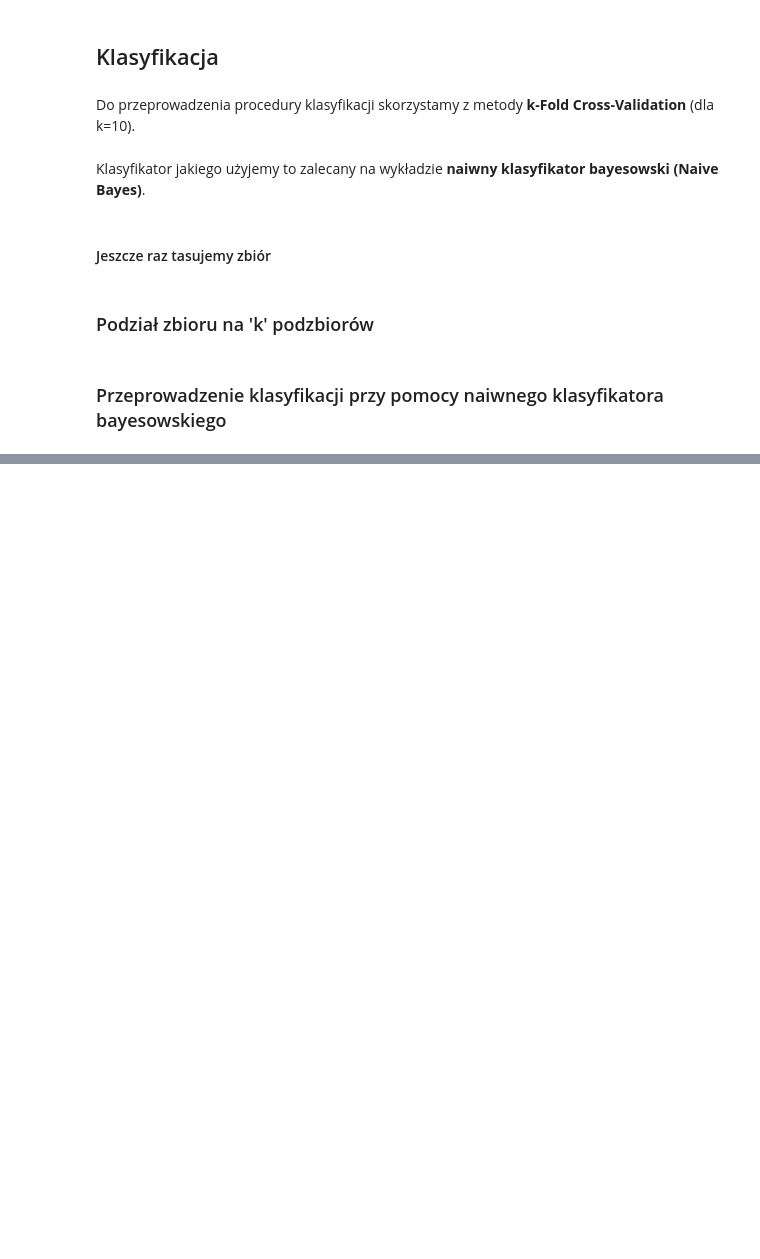
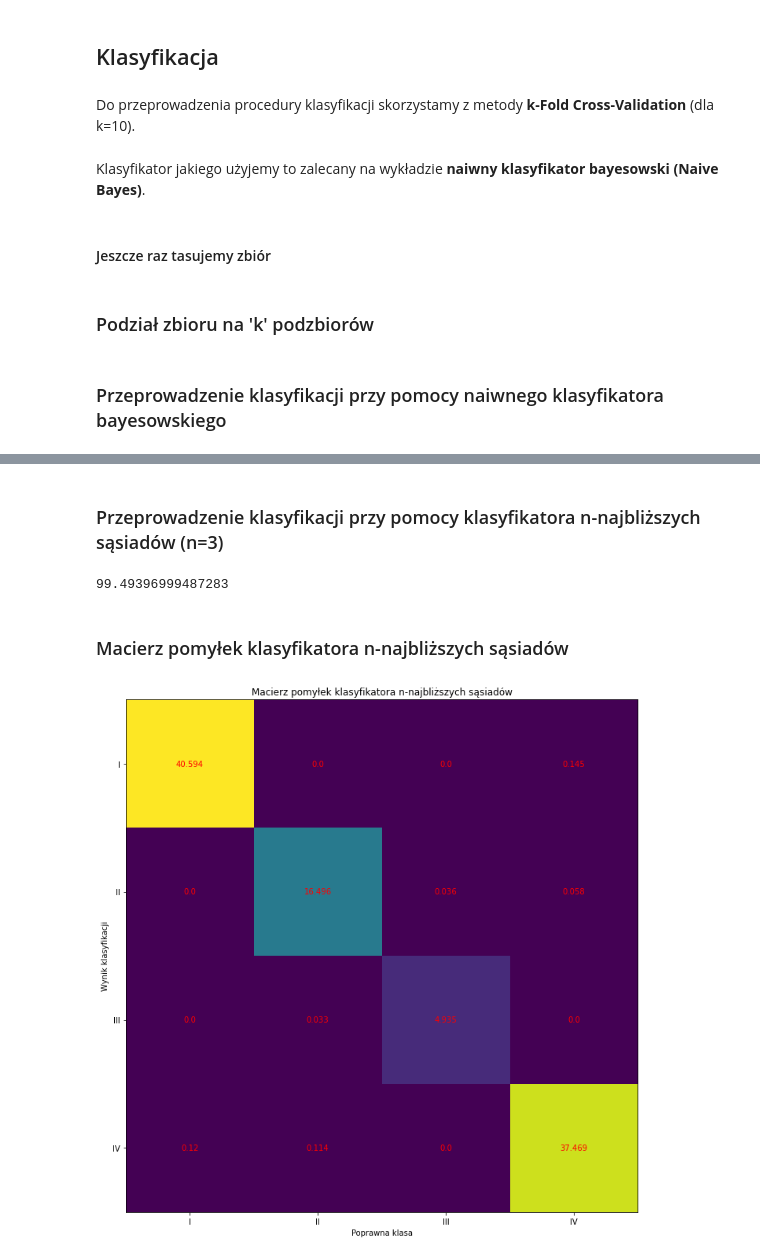
Before and after one commit to michalloska/DataExploration_Project, a Jupyter notebook: py-src/proj.ipynb, the cells around one changed output, grey strips where cells are left out. Cells and saved outputs as stored; diff of their text form; code cells hidden in the pictures; blank space fills up the shorter version.

```diff
--- a/py-src/proj.ipynb
+++ b/py-src/proj.ipynb
@@ -815,0 +816,57 @@ plt.show()
+# %% [markdown]
+### Przeprowadzenie klasyfikacji przy pomocy klasyfikatora n-najbliższych sąsiadów (n=3)
+# %%
+from sklearn.neighbors import KNeighborsClassifier
+
+df = df.sample(frac = 1)
+
+X = df[['engine_capacity', 'combined_metric', 'co2']].to_numpy()
+Y = df[['class']].to_numpy()
+
+kf = KFold(n_splits=3)
+
+conf_mtx = np.array([[0] * num_of_clusters] * num_of_clusters, np.int32)
+
+for train_index, test_index in kf.split(X):
+    X_train, X_test = X[train_index], X[test_index]
+    Y_train, Y_test = Y[train_index].transpose()[0], Y[test_index].transpose()[0]
+
+    clf = KNeighborsClassifier(n_neighbors=3)
+    clf.fit(X_train, Y_train)
+    classified = clf.predict(X_test)
+
+    conf_mtx = conf_mtx + confusion_matrix(Y_test, classified)
+
+conf_mtx = (conf_mtx / len(df)) * 100
+diag_sum = 0
+for i in range(len(conf_mtx)):
+    diag_sum = diag_sum + conf_mtx[i][i]
+
+diag_sum
+# %% [output]
+99.49396999487283
+# %% [markdown]
+### Macierz pomyłek klasyfikatora n-najbliższych sąsiadów
+# %%
+fig, ax = plt.subplots()
+im = ax.imshow(conf_mtx)
+
+classes = ['I', 'II', 'III', 'IV', 'V', 'VI', 'VII']
+
+ax.set_xticks(np.arange(num_of_clusters))
+ax.set_yticks(np.arange(num_of_clusters))
+ax.set_xticklabels(classes[0:num_of_clusters])
+ax.set_yticklabels(classes[0:num_of_clusters])
+
+for i in range(num_of_clusters):
+    for j in range(num_of_clusters):
+        text = ax.text(j, i, round(conf_mtx[i, j], 3),
+                       ha="center", va="center", color="r")
+
+ax.set_ylabel('Wynik klasyfikacji')
+ax.set_xlabel('Poprawna klasa')
+ax.set_title("Macierz pomyłek klasyfikatora n-najbliższych sąsiadów")
+fig.tight_layout()
+plt.show()
+# %% [output]
+[figure, added]
```
Also changed, not shown: parts of 12 cells of this notebook.
